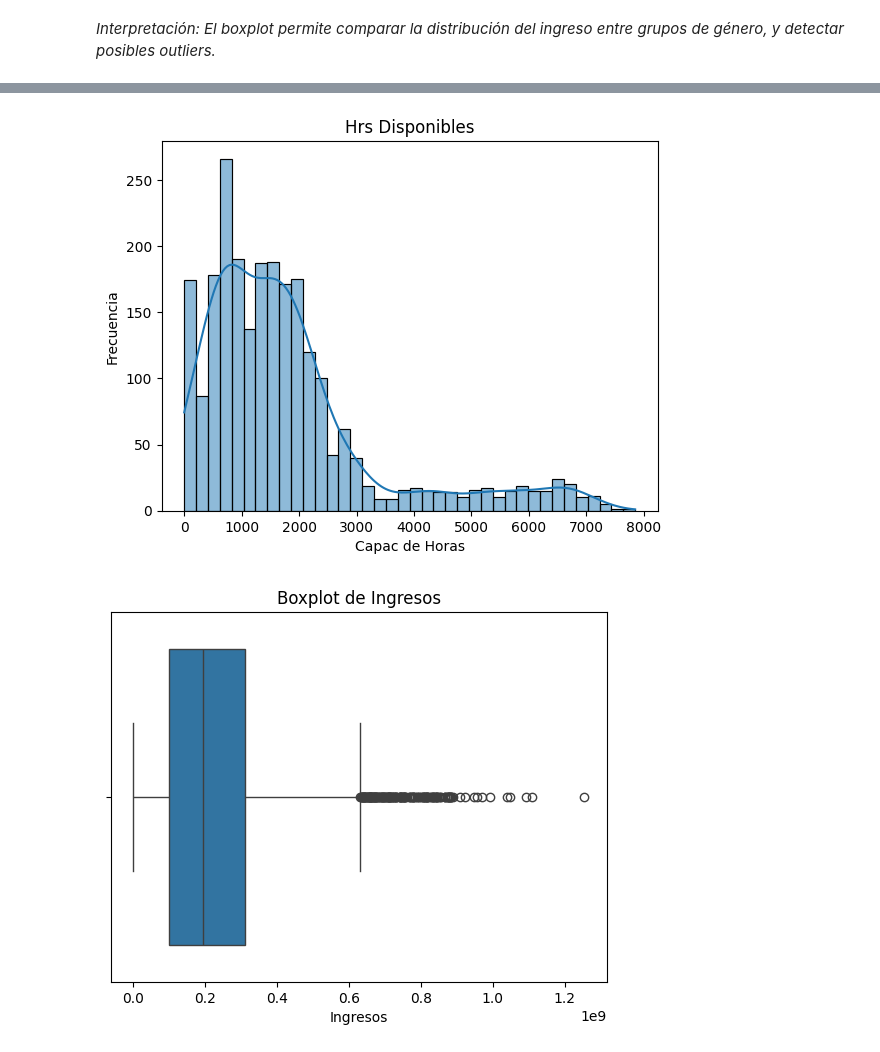
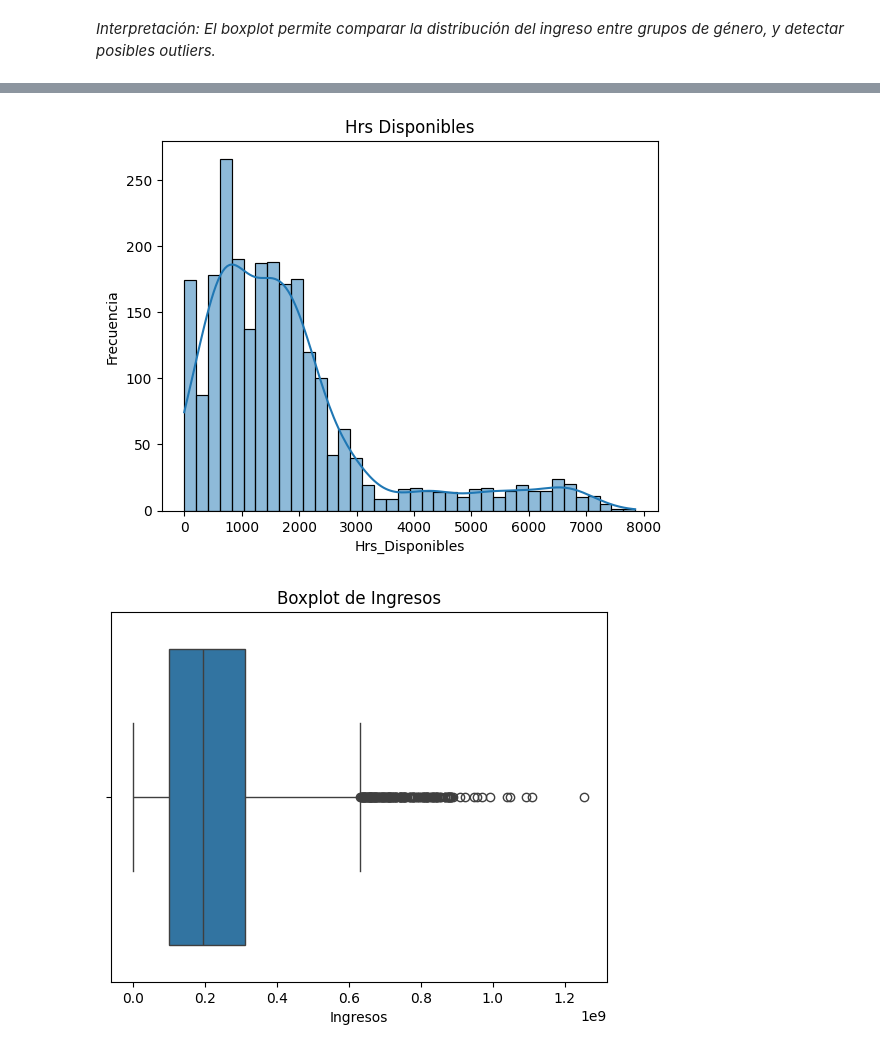
Before and after one commit to Anyeladr/taller, a Jupyter notebook: session-01/notebooks/Sesion 1.ipynb, the cells around one changed output, grey strips where cells are left out. Cells and saved outputs as stored; diff of their text form; code cells hidden in the pictures.

```diff
--- a/session-01/notebooks/Sesion 1.ipynb
+++ b/session-01/notebooks/Sesion 1.ipynb
@@ -205,12 +190,12 @@ df.head()
 # %%
 # Histograma de Capacidad de Horas
-sns.histplot(df['Capac_Hrs'], kde=True)
+sns.histplot(df['Hrs_Disponibles'], kde=True)
 plt.title('Hrs Disponibles')
-plt.xlabel('Capac de Horas')
+plt.xlabel('Hrs_Disponibles')
 plt.ylabel('Frecuencia')
 plt.show()
 # %% [output]
-[figure, old version]
+[figure, new version]
 # %%
 # Boxplot de Ingreso
 sns.boxplot(x=df['Ingresos'])
```
Also changed, not shown: parts of 16 cells of this notebook.
